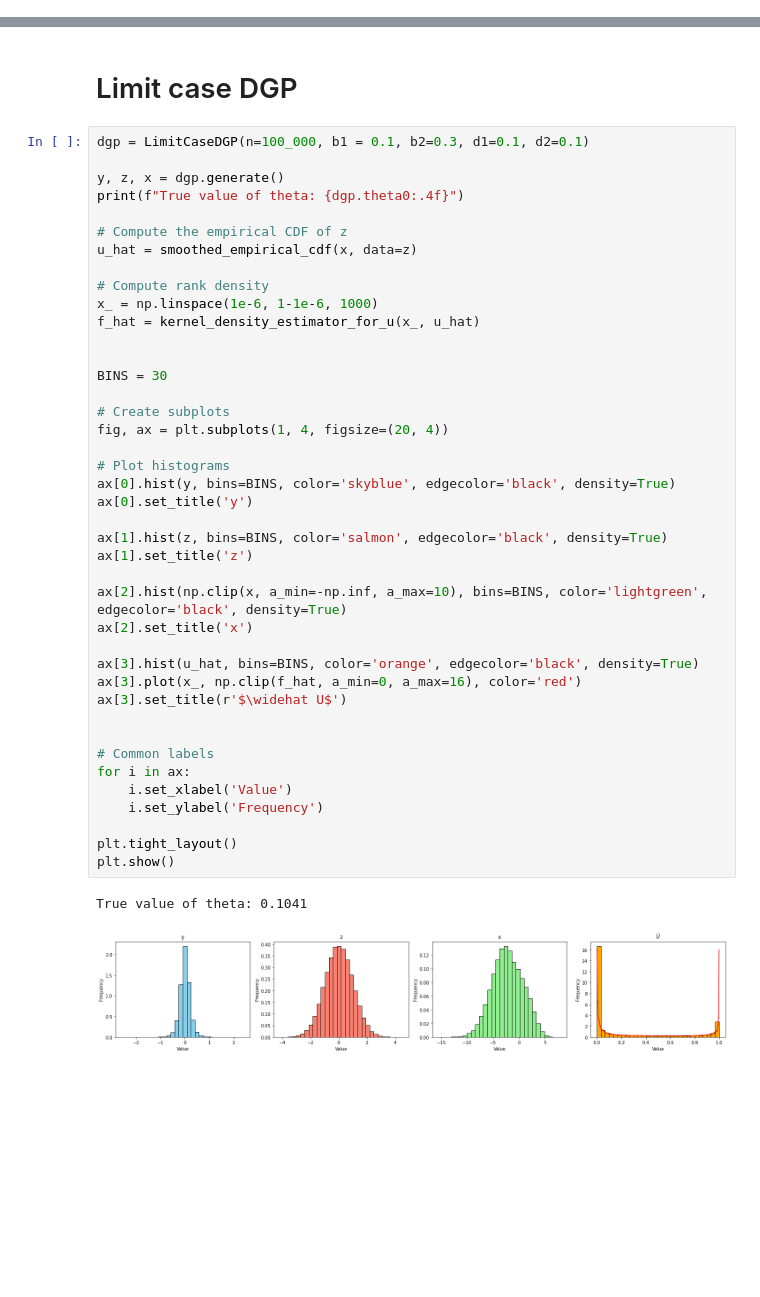
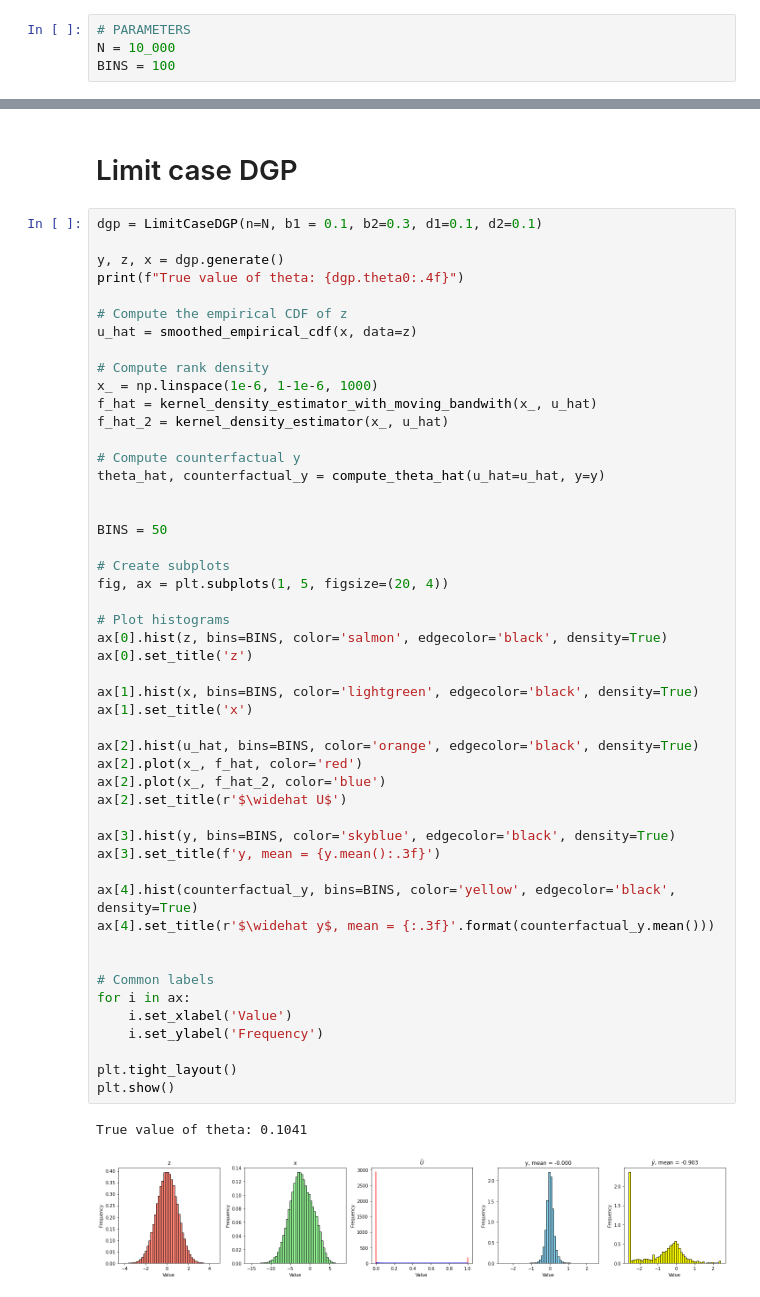
Before and after one commit to jeremylhour/CIC-asymptotics, a Jupyter notebook: notebooks/dgps.ipynb, the cells around one changed output, grey strips where cells are left out. Drawn from its saved outputs; the diff is of its cells as text; blank space fills up the shorter version.

```diff
--- a/notebooks/dgps.ipynb
+++ b/notebooks/dgps.ipynb
@@ -8,3 +9,7 @@ from cic_asymptotics.density_estimation import kernel_density_estimator_for_u, k
+# %%
+# PARAMETERS
+N = 10_000
+BINS = 100
 # %% [markdown]
 # Exponential DGP
 # %%
@@ -102,46 +132,54 @@ True value of theta: 1.0000
 # %% [markdown]
 # Limit case DGP
 # %%
-dgp = LimitCaseDGP(n=100_000, b1 = 0.1, b2=0.3, d1=0.1, d2=0.1)
+dgp = LimitCaseDGP(n=N, b1 = 0.1, b2=0.3, d1=0.1, d2=0.1)
 
 y, z, x = dgp.generate()
 print(f"True value of theta: {dgp.theta0:.4f}")
 
 # Compute the empirical CDF of z
 u_hat = smoothed_empirical_cdf(x, data=z)
 
 # Compute rank density
 x_ = np.linspace(1e-6, 1-1e-6, 1000)
-f_hat = kernel_density_estimator_for_u(x_, u_hat)
+f_hat = kernel_density_estimator_with_moving_bandwith(x_, u_hat)
+f_hat_2 = kernel_density_estimator(x_, u_hat)
+
+# Compute counterfactual y
+theta_hat, counterfactual_y = compute_theta_hat(u_hat=u_hat, y=y)
 
 
-BINS = 30
+BINS = 50
 
 # Create subplots
-fig, ax = plt.subplots(1, 4, figsize=(20, 4))
+fig, ax = plt.subplots(1, 5, figsize=(20, 4))
 
 # Plot histograms
-ax[0].hist(y, bins=BINS, color='skyblue', edgecolor='black', density=True)
-ax[0].set_title('y')
+ax[0].hist(z, bins=BINS, color='salmon', edgecolor='black', density=True)
+ax[0].set_title('z')
 
-ax[1].hist(z, bins=BINS, color='salmon', edgecolor='black', density=True)
-ax[1].set_title('z')
+ax[1].hist(x, bins=BINS, color='lightgreen', edgecolor='black', density=True)
+ax[1].set_title('x')
 
-ax[2].hist(np.clip(x, a_min=-np.inf, a_max=10), bins=BINS, color='lightgreen', edgecolor='black', density=True)
-ax[2].set_title('x')
+ax[2].hist(u_hat, bins=BINS, color='orange', edgecolor='black', density=True)
+ax[2].plot(x_, f_hat, color='red')
+ax[2].plot(x_, f_hat_2, color='blue')
+ax[2].set_title(r'$\widehat U$')
 
-ax[3].hist(u_hat, bins=BINS, color='orange', edgecolor='black', density=True)
-ax[3].plot(x_, np.clip(f_hat, a_min=0, a_max=16), color='red')
-ax[3].set_title(r'$\widehat U$')
+ax[3].hist(y, bins=BINS, color='skyblue', edgecolor='black', density=True)
+ax[3].set_title(f'y, mean = {y.mean():.3f}')
+
+ax[4].hist(counterfactual_y, bins=BINS, color='yellow', edgecolor='black', density=True)
+ax[4].set_title(r'$\widehat y$, mean = {:.3f}'.format(counterfactual_y.mean()))
 
 
 # Common labels
 for i in ax:
     i.set_xlabel('Value')
     i.set_ylabel('Frequency')
 
 plt.tight_layout()
 plt.show()
 # %% [output]
 True value of theta: 0.1041
-[figure, old version]
+[figure, new version]
```
Also changed, not shown: parts of 4 cells of this notebook, 9 other files.
